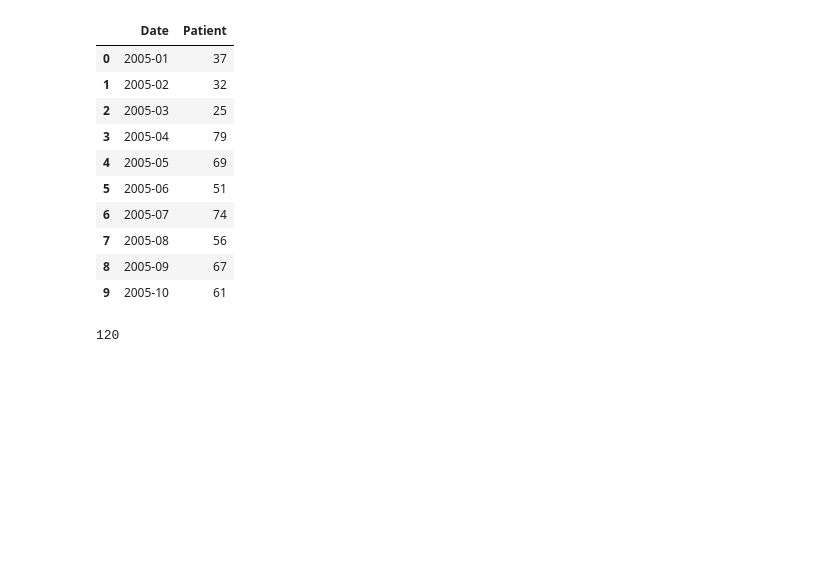
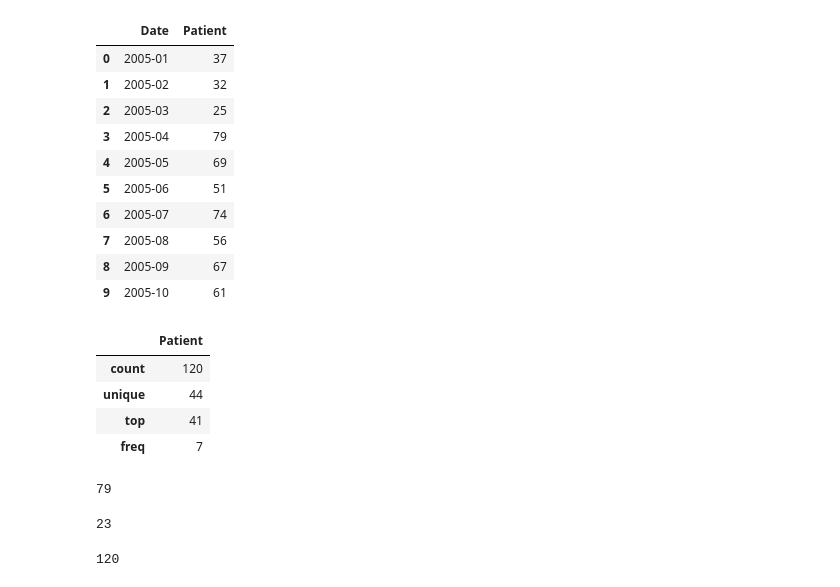
Before and after one commit to muwongeemmanuel/seemlos, a Jupyter notebook: Model/LOS_Encounter.ipynb, the cells around one changed output. Saved outputs shown, nothing was run; the diff lists cells and outputs as text; code cells hidden in the pictures; blank space fills up the shorter version.

```diff
--- a/Model/LOS_Encounter.ipynb
+++ b/Model/LOS_Encounter.ipynb
@@ -383,7 +400,7 @@ x_test = np.array(x_test)
 #Reshape the data into the shape accepted by the LSTM
 x_test = np.reshape(x_test, (x_test.shape[0],x_test.shape[1],1))
 #Getting the models predicted price values
-pred_price = model.predict(x_test)
+pred_price = loaded_model.predict(x_test)
 pred_price = scaler.inverse_transform(pred_price)#Undo scaling
 # %%
 pred_price
@@ -405,3 +422,14 @@ json_str
 # lists
 # %% [output]
 '[[2.2139692306518555], [2.2093164920806885], [2.189147710800171], [2.132628917694092]]'
+# %%
+import random
+for i in range(0,len(lists)):
+#     print (lists[i][0])
+    if(lists[i][0] < 2):
+        lists[i][0] = random.randint(1,3)
+    if(lists[i][0] > 2.5):
+        lists[i][0] = random.randint(8,10)
+    else:
+        lists[i][0] = random.randint(3,8)
+lists
@@ -546,6 +576,23 @@ monthly_new_data.index = monthly_new_data.Date
 monthly_new_data.drop('Date', axis=1, inplace=True)
 # monthly_new_data
 monthly_new_data.to_csv(r'..\Datasets\Encounter\Cleaned\monthlyEncounter.csv')
+# %%
+#Get summary of numerical variables
+monthly_new_data.describe()
+# %% [output]
+|  | Patient |
+| count | 120 |
+| unique | 44 |
+| top | 41 |
+| freq | 7 |
+# %%
+monthly_new_data.Patient.max()
+# %% [output]
+79
+# %%
+monthly_new_data.Patient.min()
+# %% [output]
+23
 # %%
 #Converting the dataframe to a numpy array
 monthly_dataset = monthly_new_data.values
```
Also changed, not shown: parts of 10 cells of this notebook, 4 other files.
